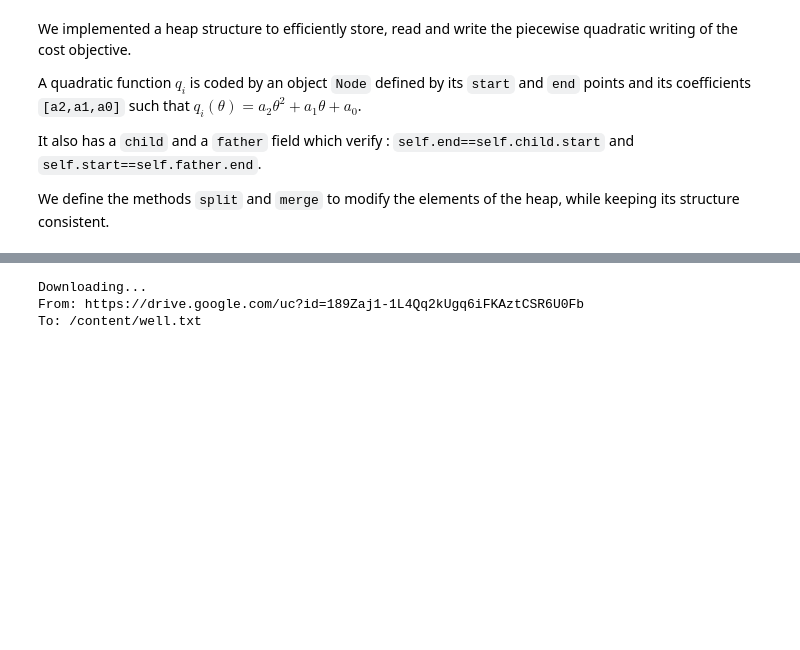
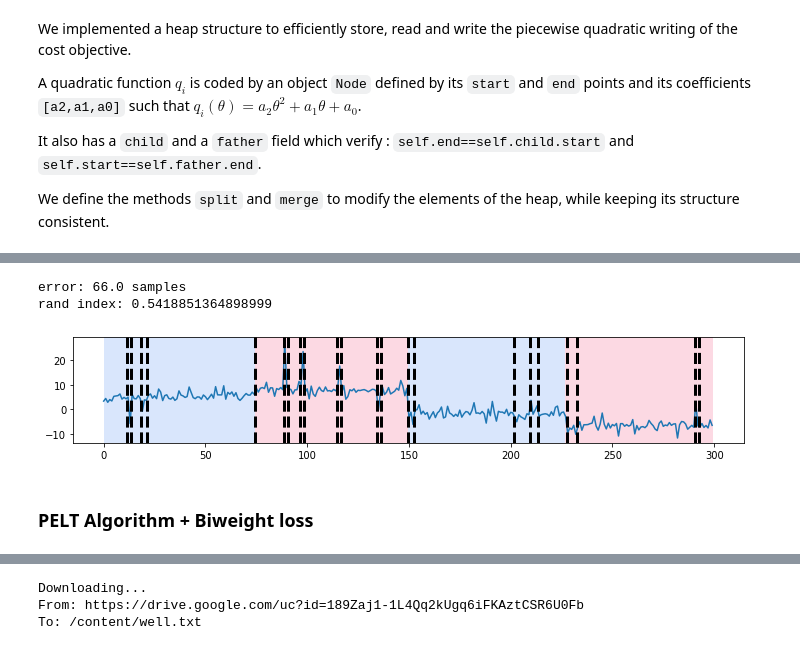
Before and after one commit to alexisgroshenry/robust_fpop, a Jupyter notebook: R_FPOP.ipynb, the cells around one changed output, grey strips where cells are left out. Cells and saved outputs as stored; diff of their text form; code cells hidden in the pictures; blank space fills up the shorter version.

```diff
--- a/R_FPOP.ipynb
+++ b/R_FPOP.ipynb
@@ -440,0 +350,15 @@ The dataset is available on https://github.com/alan-turing-institute/rbocpdms/tr
+# %%
+pen_bic = 2 * np.log(n_samples) * noise_std**2
+predicted_bkps_t = rpt.Pelt(model="l2", jump=1).fit_predict(
+    signal=signal_t, pen=pen_bic
+)
+
+fig, ax_arr = rpt.display(signal_t, bkps_t, predicted_bkps_t)
+print(f"error: {hausdorff(bkps_t, predicted_bkps_t)} samples")
+print(f"rand index: {eval_segmentation(bkps_t, predicted_bkps_t, signal_t)}")
+# %% [output]
+error: 66.0 samples
+rand index: 0.5418851364898999
+[figure, added]
+# %% [markdown]
+### PELT Algorithm + Biweight loss
```
Also changed, not shown: parts of 64 cells of this notebook.
